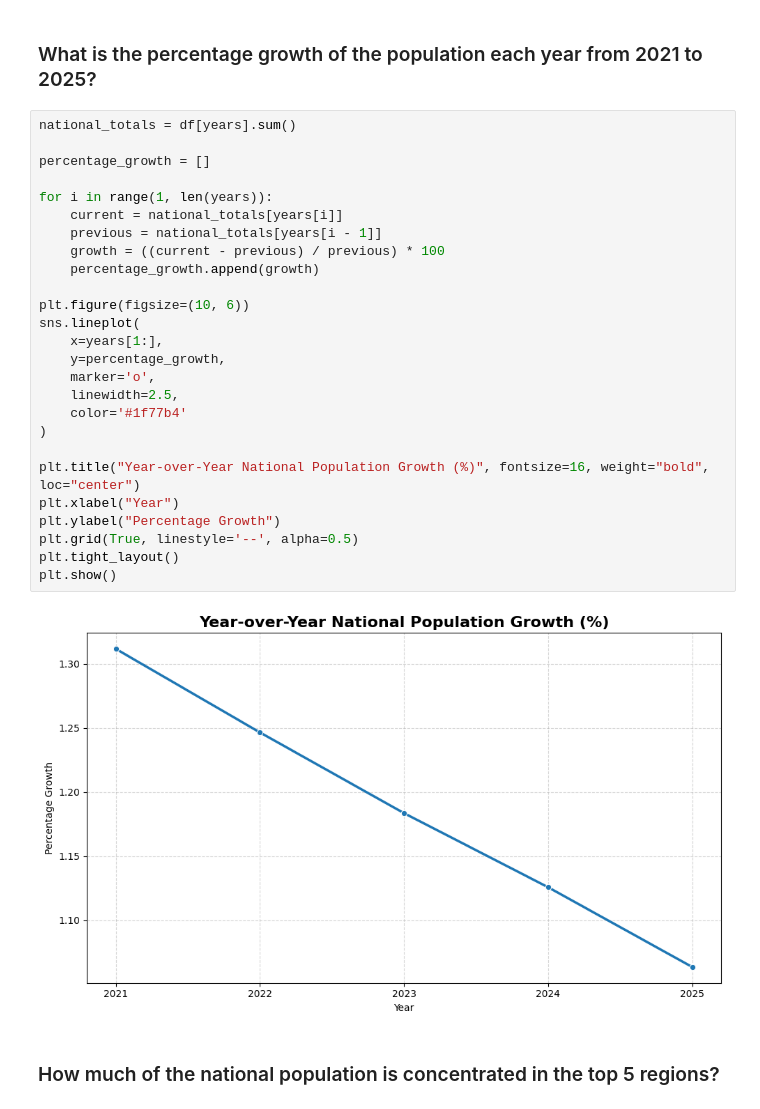
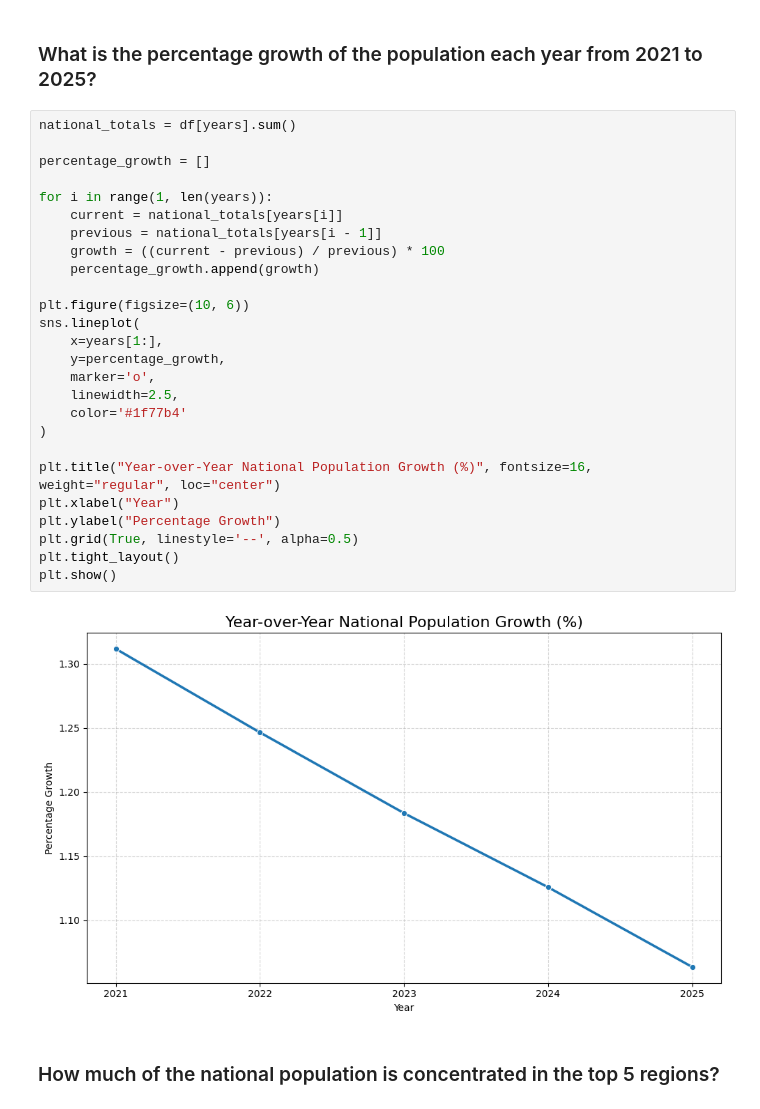
Before and after one commit to Qvyl/kaggle-notebooks, a Jupyter notebook: philippines-population-forecast.ipynb, the cells around one changed output. Saved outputs shown, nothing was run; the diff lists cells and outputs as text.

Commit message:
Kaggle Notebook | Philippines Population Forecast (Prophet) | Version 8 | Changed Font Size

```diff
--- a/philippines-population-forecast.ipynb
+++ b/philippines-population-forecast.ipynb
@@ -305,31 +305,31 @@ declining_regions
 # %%
 national_totals = df[years].sum()
 
 percentage_growth = []
 
 for i in range(1, len(years)):
     current = national_totals[years[i]]
     previous = national_totals[years[i - 1]]
     growth = ((current - previous) / previous) * 100
     percentage_growth.append(growth)
 
 plt.figure(figsize=(10, 6))
 sns.lineplot(
     x=years[1:],
     y=percentage_growth,
     marker='o',
     linewidth=2.5,
     color='#1f77b4'
 )
 
-plt.title("Year-over-Year National Population Growth (%)", fontsize=16, weight="bold", loc="center")
+plt.title("Year-over-Year National Population Growth (%)", fontsize=16, weight="regular", loc="center")
 plt.xlabel("Year")
 plt.ylabel("Percentage Growth")
 plt.grid(True, linestyle='--', alpha=0.5)
 plt.tight_layout()
 plt.show()
 # %% [output]
-[figure, old version]
+[figure, new version]
 # %% [markdown]
 ### How much of the national population is concentrated in the top 5 regions?
 # %%
```
Also changed, not shown: parts of 2 cells of this notebook.
